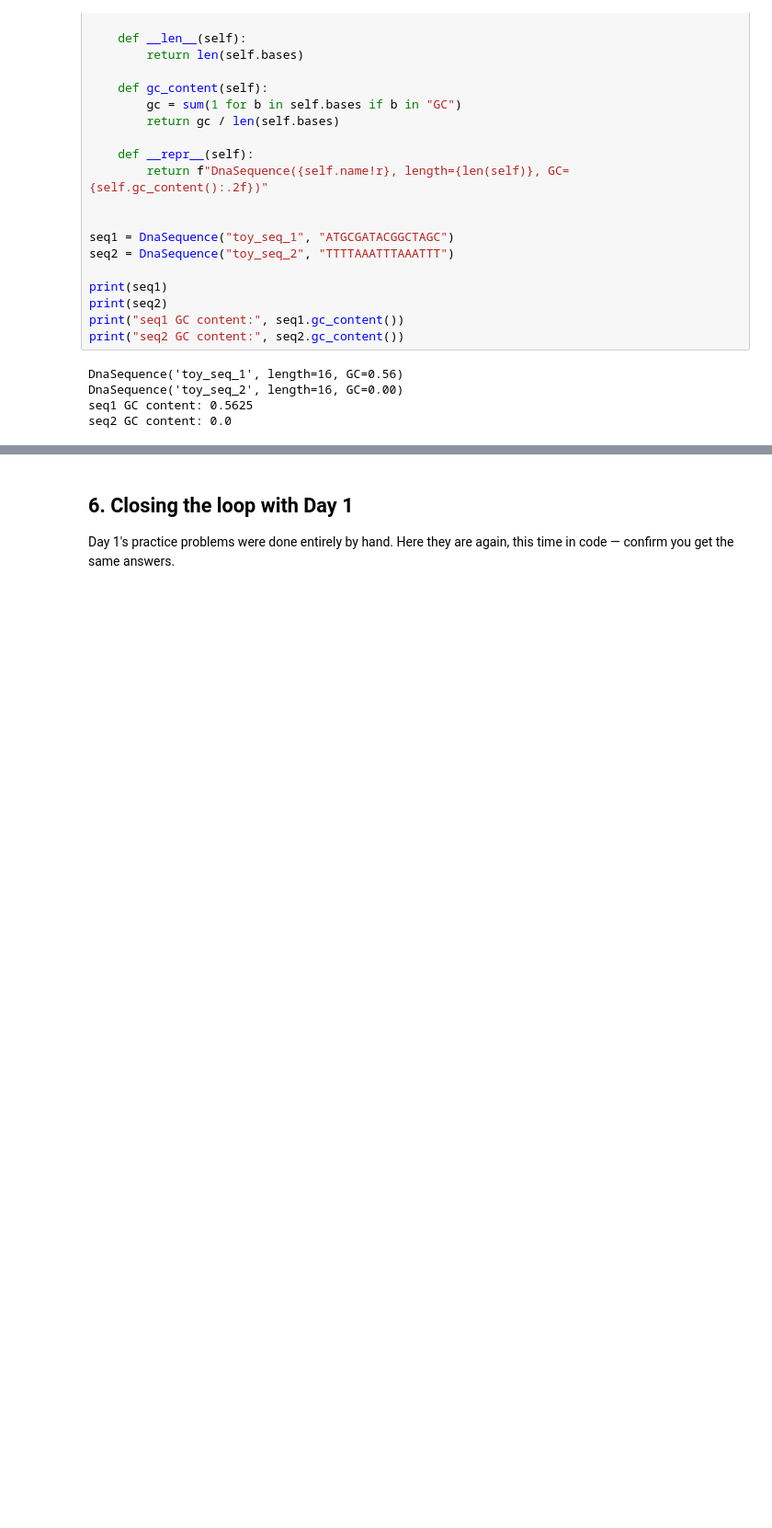
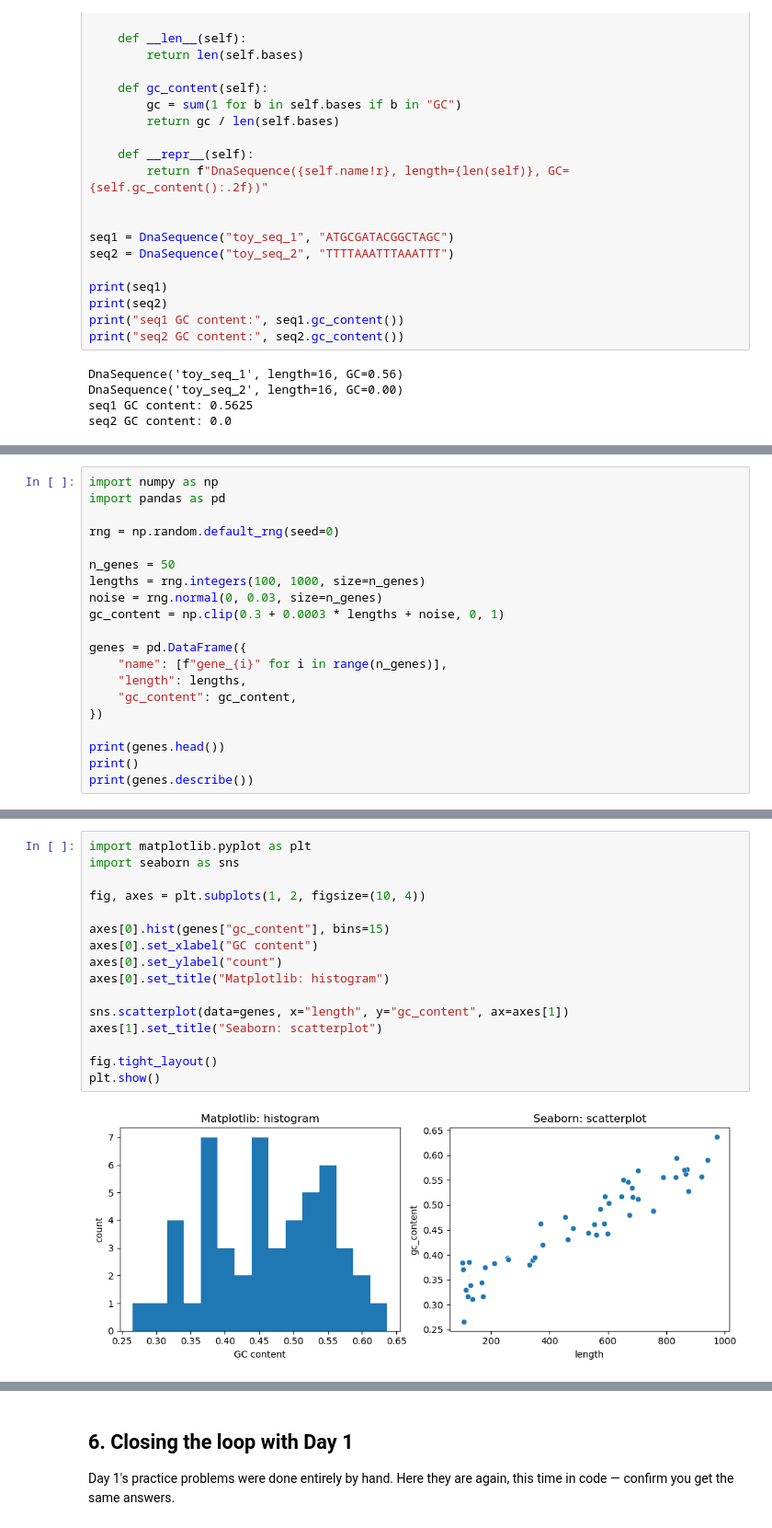
Before and after one commit to ElofssonLab/kb8029-book, a Jupyter notebook: notebooks/day02-tensors-and-a-first-class.ipynb, the cells around one changed output, grey strips where cells are left out. Shown at 92% size. Cells and saved outputs as stored; diff of their text form; blank space fills up the shorter version.

```diff
--- a/notebooks/day02-tensors-and-a-first-class.ipynb
+++ b/notebooks/day02-tensors-and-a-first-class.ipynb
@@ -136,0 +176,20 @@ seq2 GC content: 0.0
+# %%
+import numpy as np
+import pandas as pd
+
+rng = np.random.default_rng(seed=0)
+
+n_genes = 50
+lengths = rng.integers(100, 1000, size=n_genes)
+noise = rng.normal(0, 0.03, size=n_genes)
+gc_content = np.clip(0.3 + 0.0003 * lengths + noise, 0, 1)
+
+genes = pd.DataFrame({
+    "name": [f"gene_{i}" for i in range(n_genes)],
+    "length": lengths,
+    "gc_content": gc_content,
+})
+
+print(genes.head())
+print()
+print(genes.describe())
@@ -136,0 +220,18 @@ seq2 GC content: 0.0
+# %%
+import matplotlib.pyplot as plt
+import seaborn as sns
+
+fig, axes = plt.subplots(1, 2, figsize=(10, 4))
+
+axes[0].hist(genes["gc_content"], bins=15)
+axes[0].set_xlabel("GC content")
+axes[0].set_ylabel("count")
+axes[0].set_title("Matplotlib: histogram")
+
+sns.scatterplot(data=genes, x="length", y="gc_content", ax=axes[1])
+axes[1].set_title("Seaborn: scatterplot")
+
+fig.tight_layout()
+plt.show()
+# %% [output]
+[figure, added]
```
Also changed, not shown: parts of 9 cells of this notebook, 1 other file.
